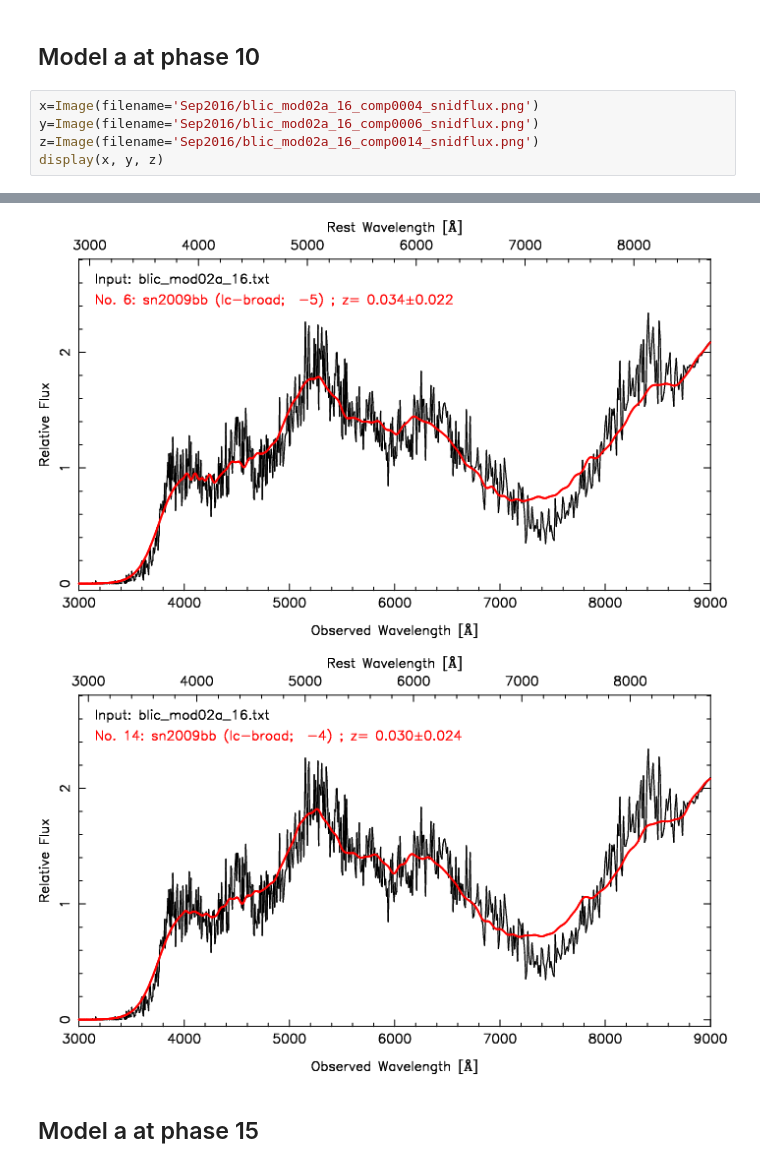
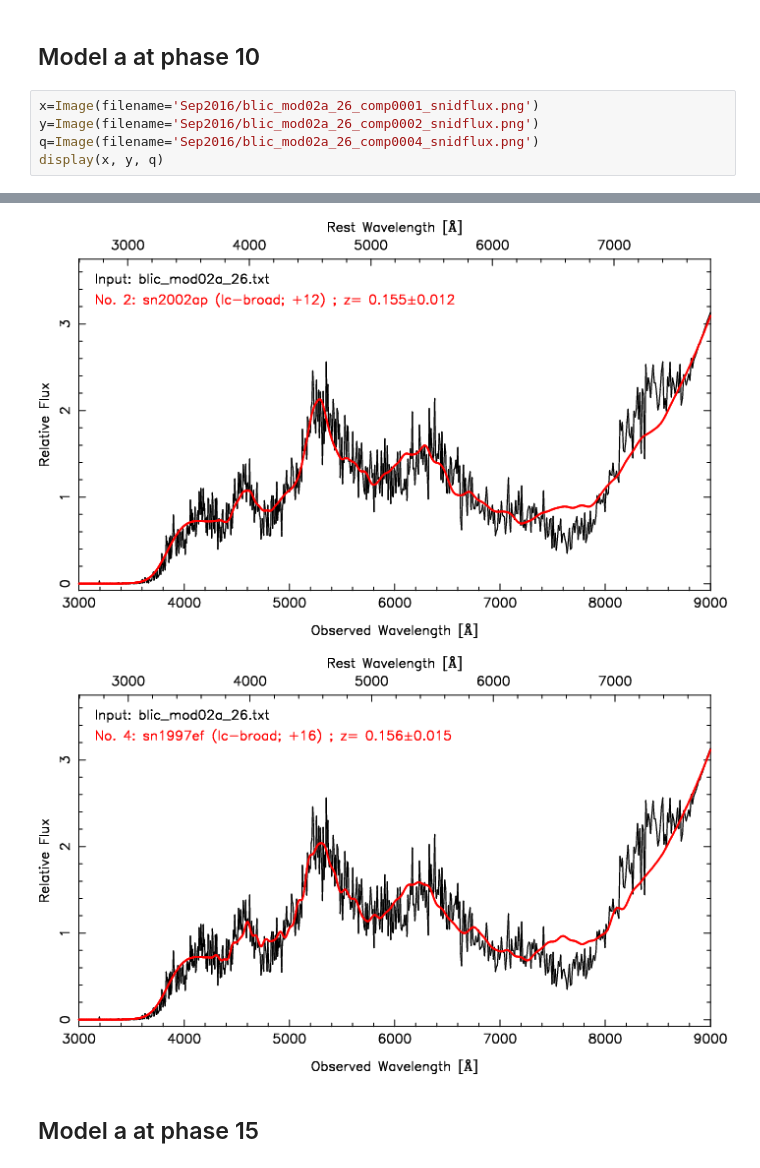
Before and after one commit to yoyo1989/ModelIcbl-Paul-Jenni, a Jupyter notebook: blicSpec_ab_vs_IcBLmean2.ipynb, the cells around one changed output, grey strips where cells are left out. Saved outputs shown, nothing was run; the diff lists cells and outputs as text.

```diff
--- a/blicSpec_ab_vs_IcBLmean2.ipynb
+++ b/blicSpec_ab_vs_IcBLmean2.ipynb
@@ -195,8 +227,8 @@ display(y, z, q)
 # %% [markdown]
 ## Model a at phase 10
 # %%
-x=Image(filename='Sep2016/blic_mod02a_16_comp0004_snidflux.png')
-y=Image(filename='Sep2016/blic_mod02a_16_comp0006_snidflux.png')
-z=Image(filename='Sep2016/blic_mod02a_16_comp0014_snidflux.png')
-display(x, y, z)
+x=Image(filename='Sep2016/blic_mod02a_26_comp0001_snidflux.png')
+y=Image(filename='Sep2016/blic_mod02a_26_comp0002_snidflux.png')
+q=Image(filename='Sep2016/blic_mod02a_26_comp0004_snidflux.png')
+display(x, y, q)
 # %% [output]
@@ -204,4 +236,4 @@ display(x, y, z)
-[figure, old version]
+[figure, new version]
-[figure, old version]
+[figure, new version]
 # %% [markdown]
 ## Model a at phase 15
```
Also changed, not shown: parts of 28 cells of this notebook.
